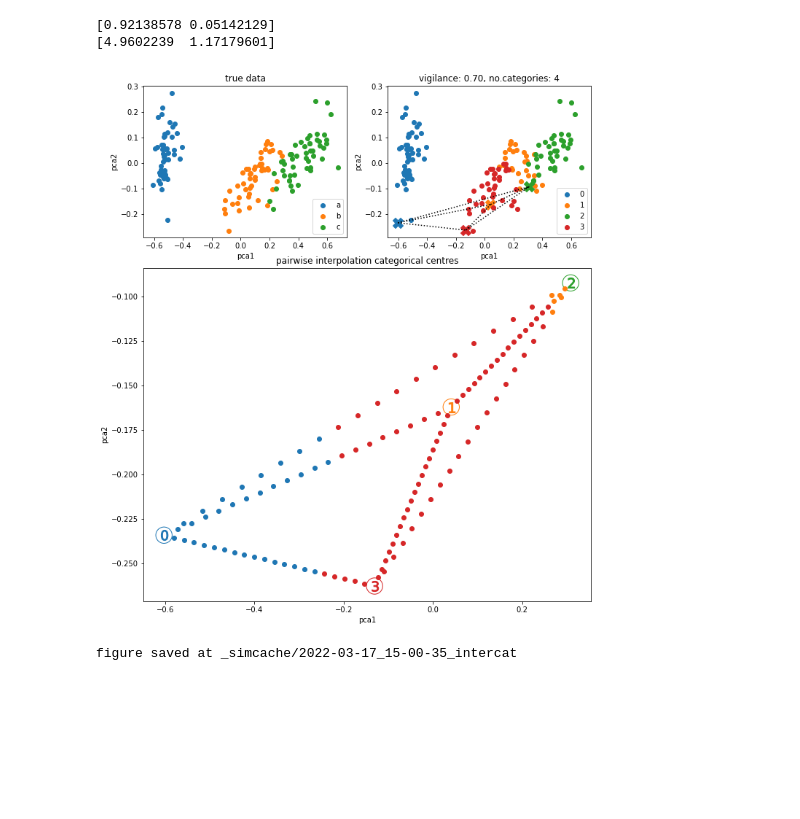
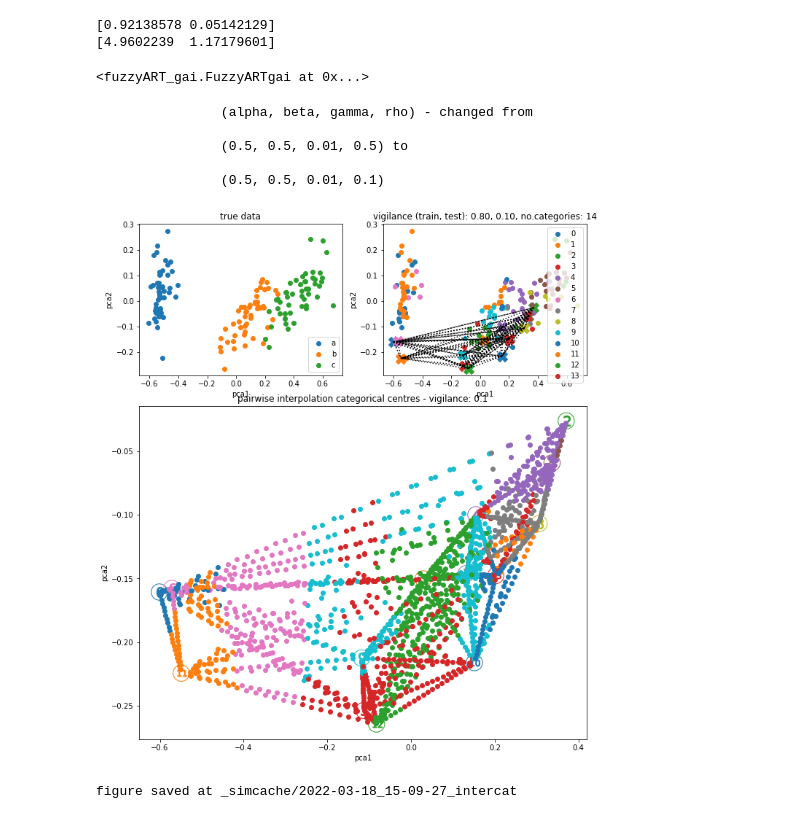
Before and after one commit to anish-lu-yihe/art, a Jupyter notebook: fuzzyART_intercat.ipynb, the cells around one changed output. Drawn from its saved outputs; the diff is of its cells as text; code cells hidden in the pictures; blank space fills up the shorter version.

Commit message:
test different train test rho

```diff
--- a/fuzzyART_intercat.ipynb
+++ b/fuzzyART_intercat.ipynb
@@ -17,6 +17,16 @@ print(pca.singular_values_)
 # %% [output]
 [0.92138578 0.05142129]
 [4.9602239  1.17179601]
+# %%
+# use FuzzyART
+# init
+rho = 0.8
+net = FuzzyARTgai(alpha=0.5, rho=rho) # for the current iris data, rho near 0.65 seems the best in clustering data
+
+# train
+net.train(data, epochs=100) # each epoch, all data is shuffled
+# %% [output]
+<fuzzyART_gai.FuzzyARTgai at 0x...>
 # %%
 fig, axs = plt.subplot_mosaic("""
                                 AB
@@ -31,13 +41,9 @@ for cat_true, lb_true in enumerate(('a', 'b', 'c')):
     axs['A'].scatter(*np.where(label_true == cat_true, pca_xy.T, None), label = lb_true)
 axs['A'].set_title('true data')
 
-# use FuzzyART
-# init
-rho = 0.7
-net = FuzzyARTgai(alpha=0.5, rho=rho) # for the current iris data, rho near 0.65 seems the best in clustering data
-
-# train
-net.train(data, epochs=100) # each epoch, all data is shuffled
+test_rho = .1
+isdiff_traintest = net._set_properties(rho = test_rho) # no change of model properties from training
+test_rho = net.rho
 label_pred = net.test(data).astype(int)
 
 cat_number = net.w.shape[0]
@@ -51,39 +57,44 @@ for cat_pred, cat_x, cat_y in zip(range(cat_number), *cat_centre.T):
     axs['B'].scatter(cat_x, cat_y, marker = 'X', s = 200, color = c) # categorical centre
     axs['C'].scatter(cat_x, cat_y, marker = 'o', s = 500, facecolor = 'none', edgecolor = c)
     axs['C'].scatter(cat_x, cat_y, marker = '${}$'.format(cat_pred), s = 200, color = c)
-axs['B'].set_title('vigilance: {:.2f}, no.categories: {}'.format(rho, cat_number))
+axs['B'].set_title('vigilance (train, test): {:.2f}, {:.2f}, no.categories: {}'.format(rho, test_rho, cat_number))
 
 # plot inters
 ls_interidx, ls_intercat = [], []
 for i in range(cat_number):
     for j in range(i + 1, cat_number):
         interidx = np.array([i, j])
         ls_interidx.append(interidx)
         axs['B'].plot(*cat_centre[interidx].T, c = 'k', ls = 'dotted')
 
         intercat = interp2coordinates(*replay_cat[interidx], 20)
         intercat_label = net.test(intercat).astype(int)
         ls_intercat.append(intercat_label)
         axs['B'].set_prop_cycle(None)
         for cat_pred in range(cat_number):
             c = next(axs['B']._get_lines.prop_cycler)['color']
             axs['C'].scatter(*np.where(intercat_label == cat_pred, pca.transform(intercat).T, None), color = c)
         axs['C'].scatter(*np.where(intercat_label == -1, pca.transform(intercat).T, None), color = 'k', marker = '^')
 
 ls_intercat = np.array(ls_intercat)
-axs['C'].set_title('pairwise interpolation categorical centres')
+axs['C'].set_title('pairwise interpolation categorical centres - vigilance: {}'.format(test_rho))
 
 for idx in 'ABC':
     axs[idx].set_xlabel('pca1')
     axs[idx].set_ylabel('pca2')
 
 for idx in 'AB':
     axs[idx].legend()
 # %% [output]
+                (alpha, beta, gamma, rho) - changed from
+
+                (0.5, 0.5, 0.01, 0.5) to
+
+                (0.5, 0.5, 0.01, 0.1)
-[figure, old version]
+[figure, new version]
-# %%
-simname = 'intercat'
-dirname = '_simcache'
-savefigure_datetime(fig, simname, dirname)
-# %% [output]
-figure saved at _simcache/2022-03-17_15-00-35_intercat
+# %%
+simname = 'intercat'
+dirname = '_simcache'
+savefigure_datetime(fig, simname, dirname)
+# %% [output]
+figure saved at _simcache/2022-03-18_15-09-27_intercat
```
